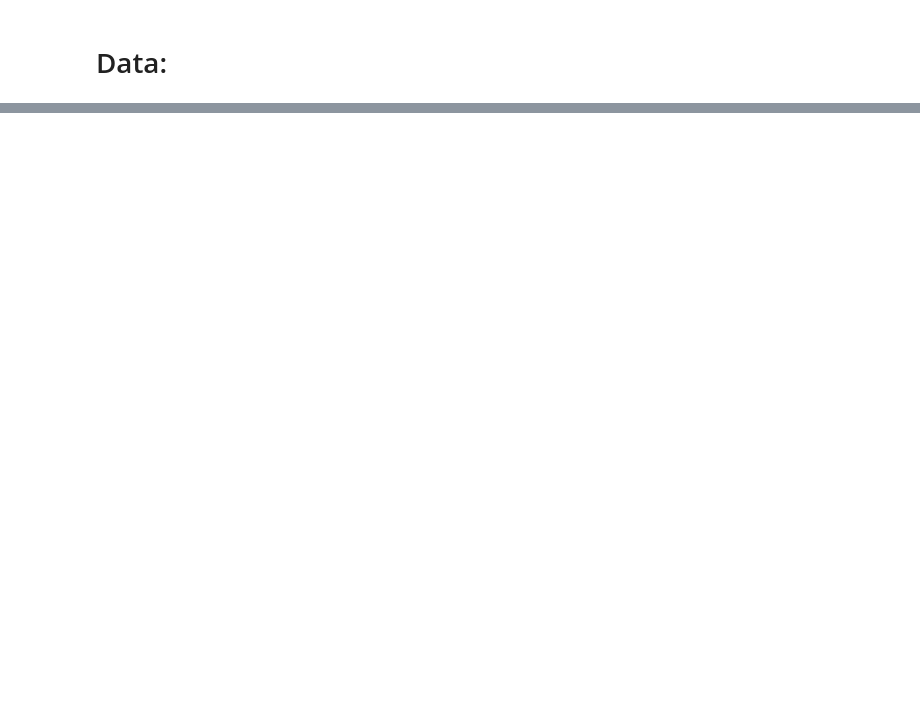
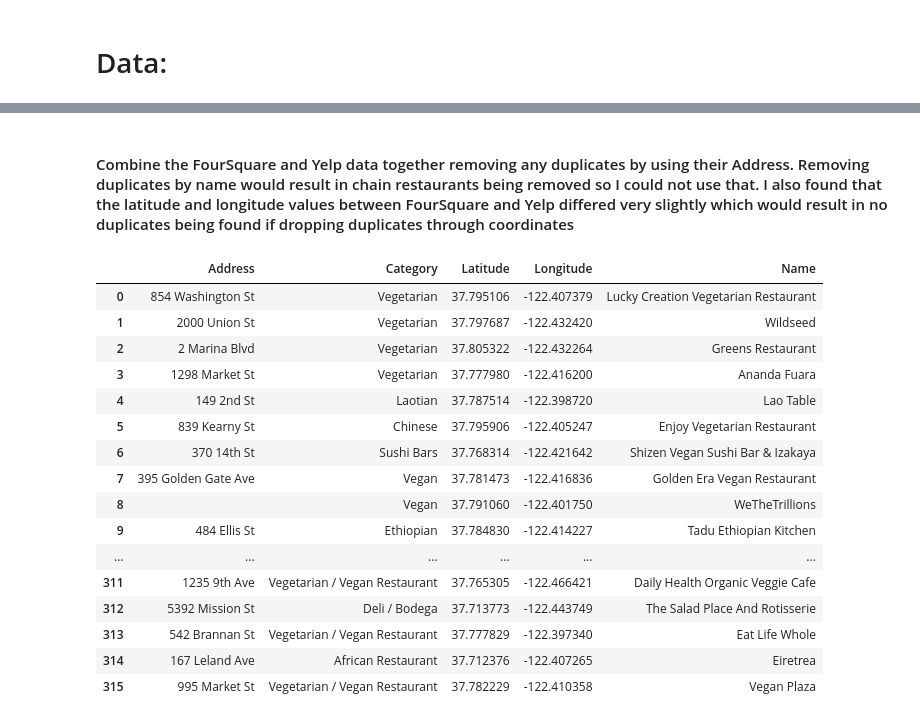
Before and after one commit to edwinleechan/Coursera_Capstone, a Jupyter notebook: Coursera Capstone Project.ipynb, the cells around one changed output, grey strips where cells are left out. Drawn from its saved outputs; the diff is of its cells as text; code cells hidden in the pictures; blank space fills up the shorter version.

```diff
--- a/Coursera Capstone Project.ipynb
+++ b/Coursera Capstone Project.ipynb
@@ -159,0 +286,14 @@ processed_v_df
+# %%
+y_all= []
+y_h_all = []
+for latitude, longitude in coordinates:
+    headers = {'Authorization': 'Bearer %s' % API_KEY}
+    y_url='https://api.yelp.com/v3/businesses/search'
+    params = {'term':'Vegetarian','latitude' : latitude, 'longitude' : longitude, 'limit' : '50'}
+    y_results = requests.get(y_url, params=params, headers=headers).json()
+    y_all.append(y_results)
+
+    y_h_url='https://api.yelp.com/v3/businesses/search'
+    params = {'term':'Halal','latitude' : latitude, 'longitude' : longitude, 'limit' : '50'}
+    y_h_results = requests.get(y_h_url, params=params, headers=headers).json()
+    y_h_all.append(y_h_results)
@@ -159,0 +344,14 @@ processed_v_df
+# %%
+y_combined_df.drop_duplicates(subset = 'coordinates.latitude', keep = 'first', inplace = True)
+y_combined_df.reset_index(drop=True, inplace = True)
+y_combined_df.rename(columns = {'name' : 'Name',
+                               'location.address1' : 'Address',
+                               'coordinates.latitude' : 'Latitude',
+                               'coordinates.longitude' : 'Longitude'}, inplace = True)
+
+y_h_combined_df.drop_duplicates(subset = 'coordinates.latitude', keep = 'first', inplace = True)
+y_h_combined_df.reset_index(drop=True, inplace = True)
+y_h_combined_df.rename(columns = {'name' : 'Name',
+                               'location.address1' : 'Address',
+                               'coordinates.latitude' : 'Latitude',
+                               'coordinates.longitude' : 'Longitude'}, inplace = True)
@@ -159,0 +398,27 @@ processed_v_df
+# %% [markdown]
+#### Combine the FourSquare and Yelp data together removing any duplicates by using their Address. Removing duplicates by name would result in chain restaurants being removed so I could not use that. I also found that the latitude and longitude values between FourSquare and Yelp differed very slightly which would result in no duplicates being found if dropping duplicates through coordinates
+# %%
+df_list = [y_combined_df, processed_df]
+concat_lists = pd.concat(df_list, axis = 0, sort = True)
+concat_lists.drop_duplicates(subset = 'Address', keep = 'first', inplace = True)
+concat_lists.reset_index(drop=True, inplace = True)
+# %%
+concat_lists
+# %% [output]
+|  | Address | Category | Latitude | Longitude | Name |
+| 0 | 854 Washington St | Vegetarian | 37.795106 | -122.407379 | Lucky Creation Vegetarian Restaurant |
+| 1 | 2000 Union St | Vegetarian | 37.797687 | -122.432420 | Wildseed |
+| 2 | 2 Marina Blvd | Vegetarian | 37.805322 | -122.432264 | Greens Restaurant |
+| 3 | 1298 Market St | Vegetarian | 37.777980 | -122.416200 | Ananda Fuara |
+| 4 | 149 2nd St | Laotian | 37.787514 | -122.398720 | Lao Table |
+| 5 | 839 Kearny St | Chinese | 37.795906 | -122.405247 | Enjoy Vegetarian Restaurant |
+| 6 | 370 14th St | Sushi Bars | 37.768314 | -122.421642 | Shizen Vegan Sushi Bar & Izakaya |
+| 7 | 395 Golden Gate Ave | Vegan | 37.781473 | -122.416836 | Golden Era Vegan Restaurant |
+| 8 |  | Vegan | 37.791060 | -122.401750 | WeTheTrillions |
+| 9 | 484 Ellis St | Ethiopian | 37.784830 | -122.414227 | Tadu Ethiopian Kitchen |
+| ... | ... | ... | ... | ... | ... |
+| 311 | 1235 9th Ave | Vegetarian / Vegan Restaurant | 37.765305 | -122.466421 | Daily Health Organic Veggie Cafe |
+| 312 | 5392 Mission St | Deli / Bodega | 37.713773 | -122.443749 | The Salad Place And Rotisserie |
+| 313 | 542 Brannan St | Vegetarian / Vegan Restaurant | 37.777829 | -122.397340 | Eat Life Whole |
+| 314 | 167 Leland Ave | African Restaurant | 37.712376 | -122.407265 | Eiretrea |
+| 315 | 995 Market St | Vegetarian / Vegan Restaurant | 37.782229 | -122.410358 | Vegan Plaza |
```
Also changed, not shown: parts of 51 cells of this notebook.
